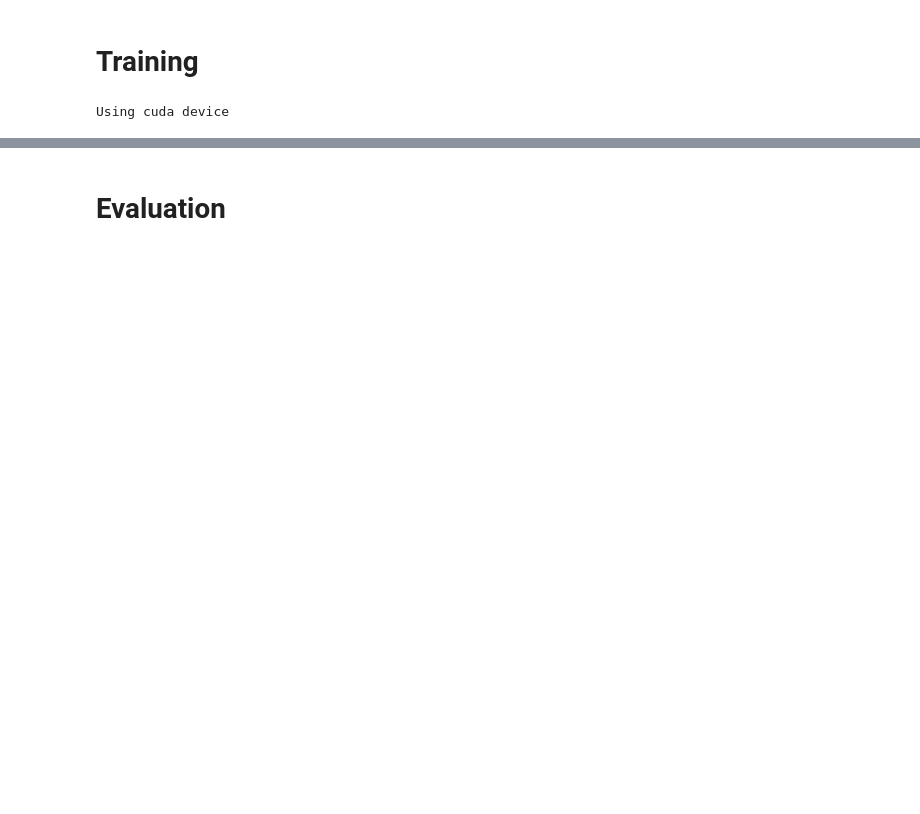
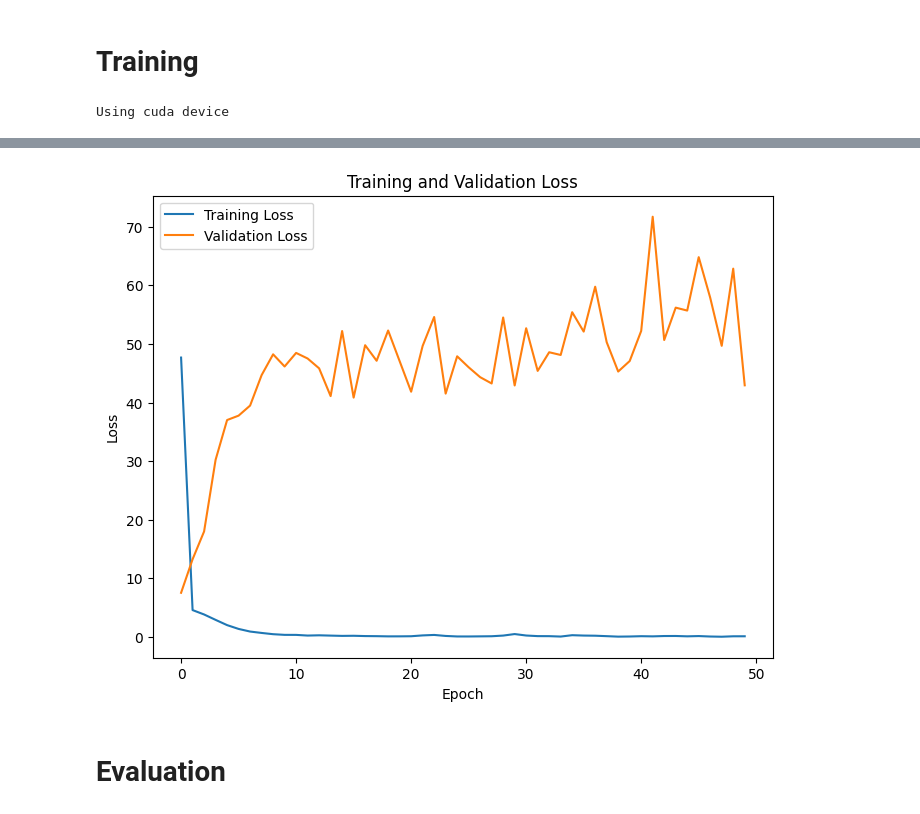
Before and after one commit to alefram/notebooks, a Jupyter notebook: pokedex.ipynb, the cells around one changed output, grey strips where cells are left out. Cells and saved outputs as stored; diff of their text form; code cells hidden in the pictures; blank space fills up the shorter version.

```diff
--- a/pokedex.ipynb
+++ b/pokedex.ipynb
@@ -104,31 +104,32 @@ class PokemonCNN(nn.Module):
     def __init__(self, ch_in, num_classes):
         super().__init__()
         self.conv1 = nn.Conv2d(ch_in, 32, kernel_size=3, stride=1, padding=1)
-        self.conv2 = nn.Conv2d(32, 32, kernel_size=3, stride=1, padding=1)
+        # self.conv2 = nn.Conv2d(32, 32, kernel_size=3, stride=1, padding=1)
         self.conv3 = nn.Conv2d(32, 64, kernel_size=3, stride=1, padding=1)
-        self.conv4 = nn.Conv2d(64, 128, kernel_size=3, stride=1, padding=1)
-        self.fc1 = nn.Linear(128*14*14, 510)
-        self.fc2 = nn.Linear(510, num_classes)
+        # self.conv4 = nn.Conv2d(64, 128, kernel_size=3, stride=1, padding=1)
+        # self.fc1 = nn.Linear(128*28*28, 256)
+        self.fc1 = nn.Linear(64*56*56, 256)
+        self.fc2 = nn.Linear(256, num_classes)
 
         self.dropout1 = nn.Dropout(p=0.2)
-        self.dropout2 = nn.Dropout(p=0.2)
-        self.dropout3 = nn.Dropout(p=0.2)
+        # self.dropout2 = nn.Dropout(p=0.2)
+        # self.dropout3 = nn.Dropout(p=0.2)
 
     def forward(self, x):
         x = F.relu(self.conv1(x))
         x = F.max_pool2d(x, 2, 2)
         x = self.dropout1(x)
 
-        x = F.relu(self.conv2(x))
-        x = F.max_pool2d(x, 2, 2)
-        x = self.dropout2(x)
+        # x = F.relu(self.conv2(x))
+        # x = F.max_pool2d(x, 2, 2)
+        # x = self.dropout2(x)
 
         x = F.relu(self.conv3(x))
         x = F.max_pool2d(x, 2, 2)
-        x = self.dropout3(x)
+        # x = self.dropout3(x)
 
-        x = F.relu(self.conv4(x))
-        x = F.max_pool2d(x, 2, 2)
+        # x = F.relu(self.conv4(x))
+        # x = F.max_pool2d(x, 2, 2)
         x = torch.flatten(x,1)
 
         x = F.relu(self.fc1(x))
@@ -186,15 +187,26 @@ class PokemonCNN(nn.Module):
 
 model = PokemonCNN(ch_in=3, num_classes=len(class_names)).to(device)
 
+# print(train_ds['image'][0].size())
+
+# images = torch.stack([
+#     train_ds['image'][0].to(device=device, dtype=torch.float32),
+#     train_ds['image'][1].to(device=device, dtype=torch.float32)
+# ])
+
+# Now pass the stacked tensor to the model
+# result = model(images)
+# print(result)
+
 # print(model)
 # %%
 #Loss function and optimizer
 criterion = nn.CrossEntropyLoss()
 optimizer = optim.Adam(model.parameters(), lr=0.001, weight_decay=0.0001)
 # %%
-train_loader = DataLoader(train_ds, batch_size=8, shuffle=True, num_workers=os.cpu_count())
-val_loader = DataLoader(val_ds, batch_size=8, shuffle=False, num_workers=os.cpu_count())  # Assuming you have a validation dataset
-epochs = 10
+train_loader = DataLoader(train_ds, batch_size=16, shuffle=True, num_workers=os.cpu_count())
+val_loader = DataLoader(val_ds, batch_size=16, shuffle=False, num_workers=os.cpu_count())  # Assuming you have a validation dataset
+epochs = 50
 
 train_losses = []
 val_losses = []
@@ -261,2 +273,3 @@ plt.show()
+[figure, added]
 # %% [markdown]
 # Evaluation
```
Also changed, not shown: parts of 2 cells of this notebook.
